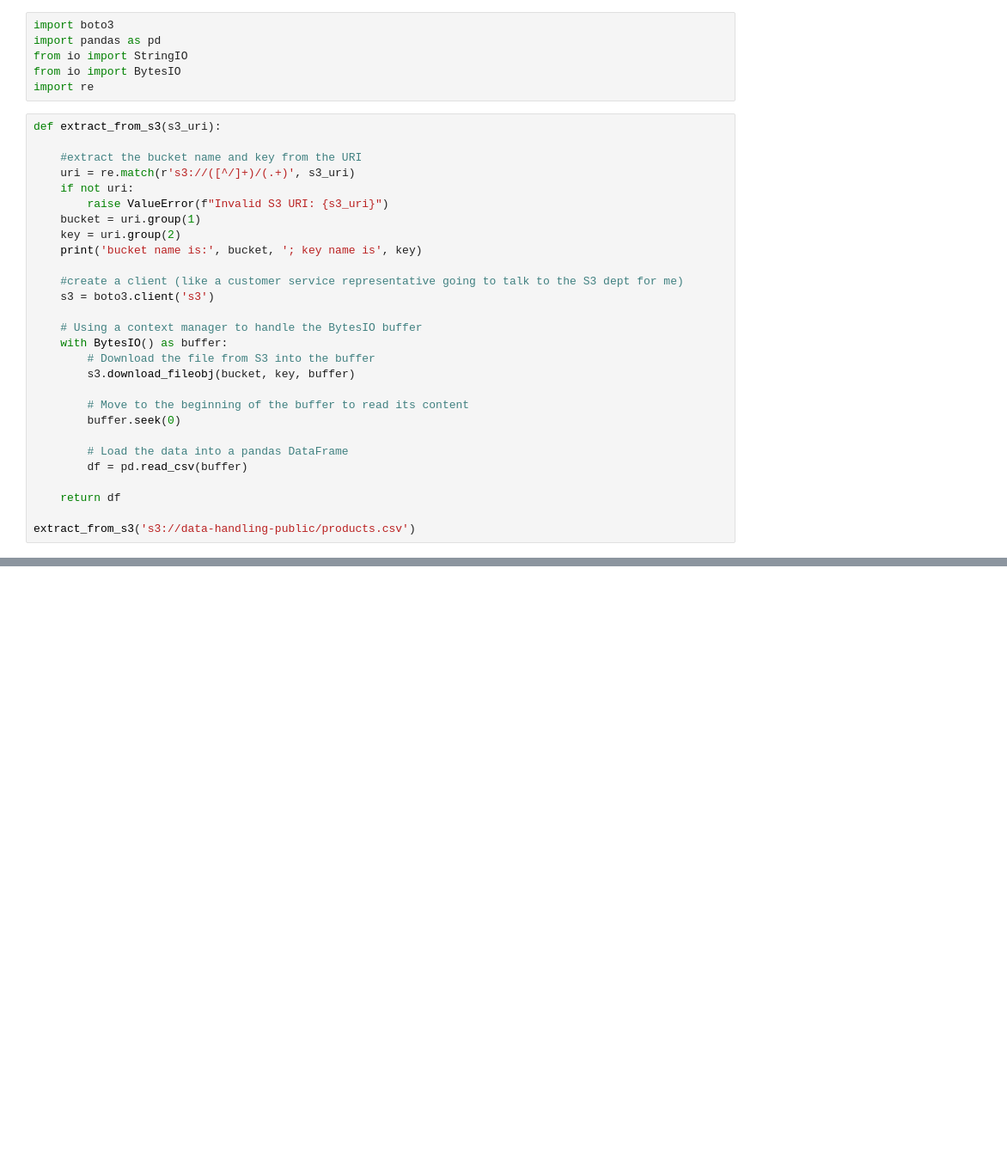
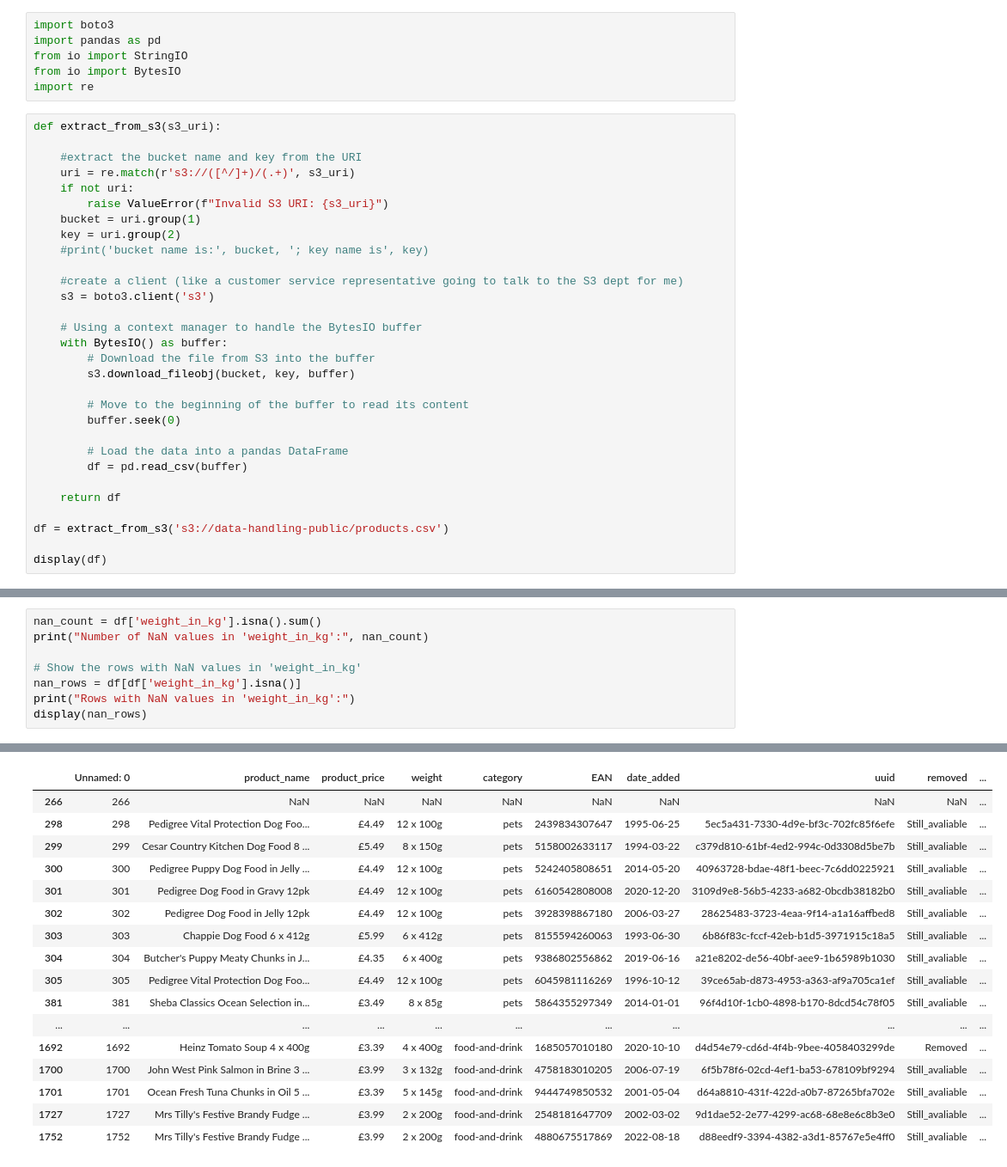
Before and after one commit to kieronk/multinational-retail-data-centralisation893, a Jupyter notebook: extract_s3_working_notes.ipynb, the cells around one changed output, grey strips where cells are left out. Shown: that part at 86% size. Drawn from its saved outputs; the diff is of its cells as text; blank space fills up the shorter version.

```diff
--- a/extract_s3_working_notes.ipynb
+++ b/extract_s3_working_notes.ipynb
@@ -13,7 +13,7 @@ def extract_from_s3(s3_uri):
         raise ValueError(f"Invalid S3 URI: {s3_uri}")
     bucket = uri.group(1)
     key = uri.group(2)
-    print('bucket name is:', bucket, '; key name is', key)
+    #print('bucket name is:', bucket, '; key name is', key)
 
     #create a client (like a customer service representative going to talk to the S3 dept for me)
     s3 = boto3.client('s3')
@@ -31,5 +31,7 @@ def extract_from_s3(s3_uri):
 
     return df
 
-extract_from_s3('s3://data-handling-public/products.csv')
+df = extract_from_s3('s3://data-handling-public/products.csv')
+
+display(df)
 # %% [output]
@@ -67,0 +143,9 @@ bucket name is: data-handling-public ; key name is products.csv
+# %%
+nan_count = df['weight_in_kg'].isna().sum()
+print("Number of NaN values in 'weight_in_kg':", nan_count)
+
+# Show the rows with NaN values in 'weight_in_kg'
+nan_rows = df[df['weight_in_kg'].isna()]
+print("Rows with NaN values in 'weight_in_kg':")
+display(nan_rows)
+# %% [output]
@@ -67,0 +154,17 @@ bucket name is: data-handling-public ; key name is products.csv
+|  | Unnamed: 0 | product_name | product_price | weight | category | EAN | date_added | uuid | removed | ... |
+| 266 | 266 | NaN | NaN | NaN | NaN | NaN | NaN | NaN | NaN | ... |
+| 298 | 298 | Pedigree Vital Protection Dog Foo... | £4.49 | 12 x 100g | pets | 2439834307647 | 1995-06-25 | 5ec5a431-7330-4d9e-bf3c-702fc85f6efe | Still_avaliable | ... |
+| 299 | 299 | Cesar Country Kitchen Dog Food 8 ... | £5.49 | 8 x 150g | pets | 5158002633117 | 1994-03-22 | c379d810-61bf-4ed2-994c-0d3308d5be7b | Still_avaliable | ... |
+| 300 | 300 | Pedigree Puppy Dog Food in Jelly ... | £4.49 | 12 x 100g | pets | 5242405808651 | 2014-05-20 | 40963728-bdae-48f1-beec-7c6dd0225921 | Still_avaliable | ... |
+| 301 | 301 | Pedigree Dog Food in Gravy 12pk | £4.49 | 12 x 100g | pets | 6160542808008 | 2020-12-20 | 3109d9e8-56b5-4233-a682-0bcdb38182b0 | Still_avaliable | ... |
+| 302 | 302 | Pedigree Dog Food in Jelly 12pk | £4.49 | 12 x 100g | pets | 3928398867180 | 2006-03-27 | 28625483-3723-4eaa-9f14-a1a16affbed8 | Still_avaliable | ... |
+| 303 | 303 | Chappie Dog Food 6 x 412g | £5.99 | 6 x 412g | pets | 8155594260063 | 1993-06-30 | 6b86f83c-fccf-42eb-b1d5-3971915c18a5 | Still_avaliable | ... |
+| 304 | 304 | Butcher's Puppy Meaty Chunks in J... | £4.35 | 6 x 400g | pets | 9386802556862 | 2019-06-16 | a21e8202-de56-40bf-aee9-1b65989b1030 | Still_avaliable | ... |
+| 305 | 305 | Pedigree Vital Protection Dog Foo... | £4.49 | 12 x 100g | pets | 6045981116269 | 1996-10-12 | 39ce65ab-d873-4953-a363-af9a705ca1ef | Still_avaliable | ... |
+| 381 | 381 | Sheba Classics Ocean Selection in... | £3.49 | 8 x 85g | pets | 5864355297349 | 2014-01-01 | 96f4d10f-1cb0-4898-b170-8dcd54c78f05 | Still_avaliable | ... |
+| ... | ... | ... | ... | ... | ... | ... | ... | ... | ... | ... |
+| 1692 | 1692 | Heinz Tomato Soup 4 x 400g | £3.39 | 4 x 400g | food-and-drink | 1685057010180 | 2020-10-10 | d4d54e79-cd6d-4f4b-9bee-4058403299de | Removed | ... |
+| 1700 | 1700 | John West Pink Salmon in Brine 3 ... | £3.99 | 3 x 132g | food-and-drink | 4758183010205 | 2006-07-19 | 6f5b78f6-02cd-4ef1-ba53-678109bf9294 | Still_avaliable | ... |
+| 1701 | 1701 | Ocean Fresh Tuna Chunks in Oil 5 ... | £3.39 | 5 x 145g | food-and-drink | 9444749850532 | 2001-05-04 | d64a8810-431f-422d-a0b7-87265bfa702e | Still_avaliable | ... |
+| 1727 | 1727 | Mrs Tilly's Festive Brandy Fudge ... | £3.99 | 2 x 200g | food-and-drink | 2548181647709 | 2002-03-02 | 9d1dae52-2e77-4299-ac68-68e8e6c8b3e0 | Still_avaliable | ... |
+| 1752 | 1752 | Mrs Tilly's Festive Brandy Fudge ... | £3.99 | 2 x 200g | food-and-drink | 4880675517869 | 2022-08-18 | d88eedf9-3394-4382-a3d1-85767e5e4ff0 | Still_avaliable | ... |
```
Also changed, not shown: parts of 10 cells of this notebook, 2 other files.
